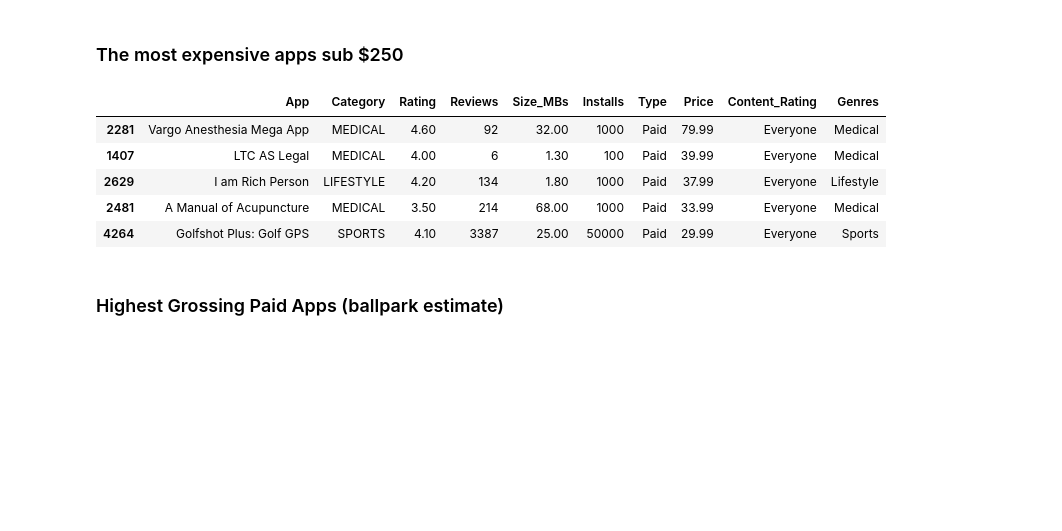
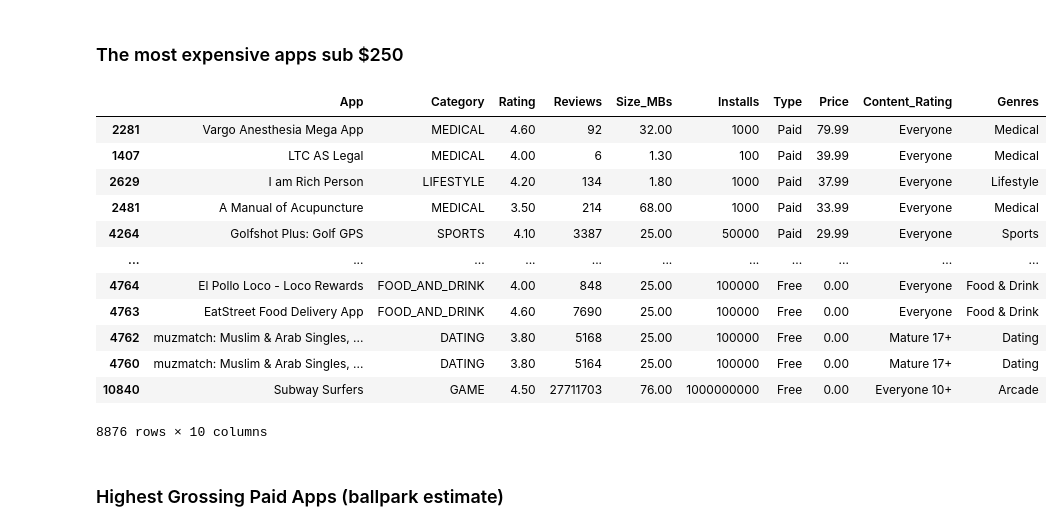
Before and after one commit to searchupunk/100D-05, a Jupyter notebook: Google Play Store App Analytics (start).ipynb, the cells around one changed output. Cells and saved outputs as stored; diff of their text form; code cells hidden in the pictures; blank space fills up the shorter version.

```diff
--- a/Google Play Store App Analytics (start).ipynb
+++ b/Google Play Store App Analytics (start).ipynb
@@ -270,3 +249,5 @@ Data columns (total 10 columns):
  9   Genres          8891 non-null   object
 dtypes: float64(2), int64(1), object(7)
 memory usage: 764.1+ KB
+# %%
+df_apps_clean2.Installs = df_apps_clean2.Installs.astype(str).str.replace(',', '', regex=True)
@@ -272,0 +259,3 @@ memory usage: 764.1+ KB
+# %%
+df_apps_clean2.Installs = pd.to_numeric(df_apps_clean2.Installs)
+df_apps_clean2.info()
@@ -289,8 +302,7 @@ Remove all apps that cost more than $250 from the `df_apps_clean` DataFrame.
 
 Add a column called 'Revenue_Estimate' to the DataFrame. This column should hold the price of the app times the number of installs. What are the top 10 highest grossing paid apps according to this estimate? Out of the top 10 highest grossing paid apps, how many are games?
 # %%
-df_apps_clean2.loc[:, "Price"] = df_apps_clean2.loc[:, 'Price'].astype(str).str.replace("$", "")
-#df_apps_clean2.loc[:, "Price"] = df_apps_clean2.loc[:, 'Price'].astype(str).str.replace(".", "")
-df_apps_clean2.loc[:, "Price"] = pd.to_numeric(df_apps_clean2.loc[:, "Price"])
-df_apps_clean2.sort_values('Price', ascending=False).head(20)
+df_apps_clean2.Price = df_apps_clean2.Price.astype(str).str.replace(',','',regex=True)
+df_apps_clean2.Price = df_apps_clean2.Price.astype(str).str.replace('$','', regex=True)
+df_apps_clean2.Price = pd.to_numeric(df_apps_clean2.Price)
 # %% [output]
@@ -329,15 +345,22 @@ See the caveats in the documentation: https://pandas.pydata.org/pandas-docs/stab
 # %% [markdown]
 ### The most expensive apps sub $250
 # %%
-df_apps_clean2 = df_apps_clean2[df_apps_clean2['Price'] < 250]
-df_apps_clean2.sort_values('Price', ascending=False).head(5)
+sub_250 = df_apps_clean2[df_apps_clean2.Price < 250]
+sub_250.sort_values('Price', ascending=False)
 # %% [output]
 |  | App | Category | Rating | Reviews | Size_MBs | Installs | Type | Price | Content_Rating | Genres |
 | 2281 | Vargo Anesthesia Mega App | MEDICAL | 4.60 | 92 | 32.00 | 1000 | Paid | 79.99 | Everyone | Medical |
 | 1407 | LTC AS Legal | MEDICAL | 4.00 | 6 | 1.30 | 100 | Paid | 39.99 | Everyone | Medical |
 | 2629 | I am Rich Person | LIFESTYLE | 4.20 | 134 | 1.80 | 1000 | Paid | 37.99 | Everyone | Lifestyle |
 | 2481 | A Manual of Acupuncture | MEDICAL | 3.50 | 214 | 68.00 | 1000 | Paid | 33.99 | Everyone | Medical |
 | 4264 | Golfshot Plus: Golf GPS | SPORTS | 4.10 | 3387 | 25.00 | 50000 | Paid | 29.99 | Everyone | Sports |
+| ... | ... | ... | ... | ... | ... | ... | ... | ... | ... | ... |
+| 4764 | El Pollo Loco - Loco Rewards | FOOD_AND_DRINK | 4.00 | 848 | 25.00 | 100000 | Free | 0.00 | Everyone | Food & Drink |
+| 4763 | EatStreet Food Delivery App | FOOD_AND_DRINK | 4.60 | 7690 | 25.00 | 100000 | Free | 0.00 | Everyone | Food & Drink |
+| 4762 | muzmatch: Muslim & Arab Singles, ... | DATING | 3.80 | 5168 | 25.00 | 100000 | Free | 0.00 | Mature 17+ | Dating |
+| 4760 | muzmatch: Muslim & Arab Singles, ... | DATING | 3.80 | 5164 | 25.00 | 100000 | Free | 0.00 | Mature 17+ | Dating |
+| 10840 | Subway Surfers | GAME | 4.50 | 27711703 | 76.00 | 1000000000 | Free | 0.00 | Everyone 10+ | Arcade |
+8876 rows × 10 columns
 # %% [markdown]
 ### Highest Grossing Paid Apps (ballpark estimate)
 # %%
```
Also changed, not shown: parts of 21 cells of this notebook.
